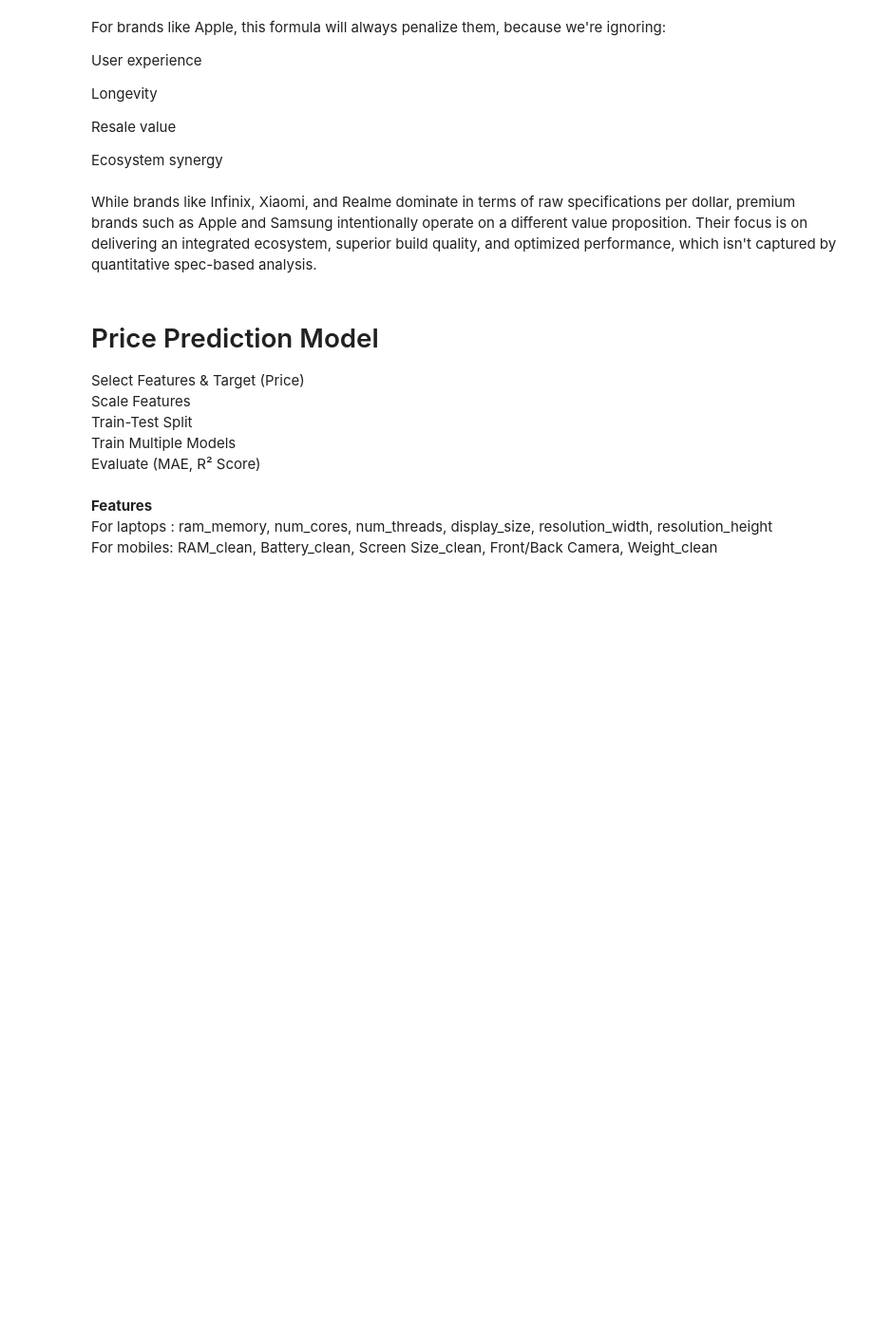
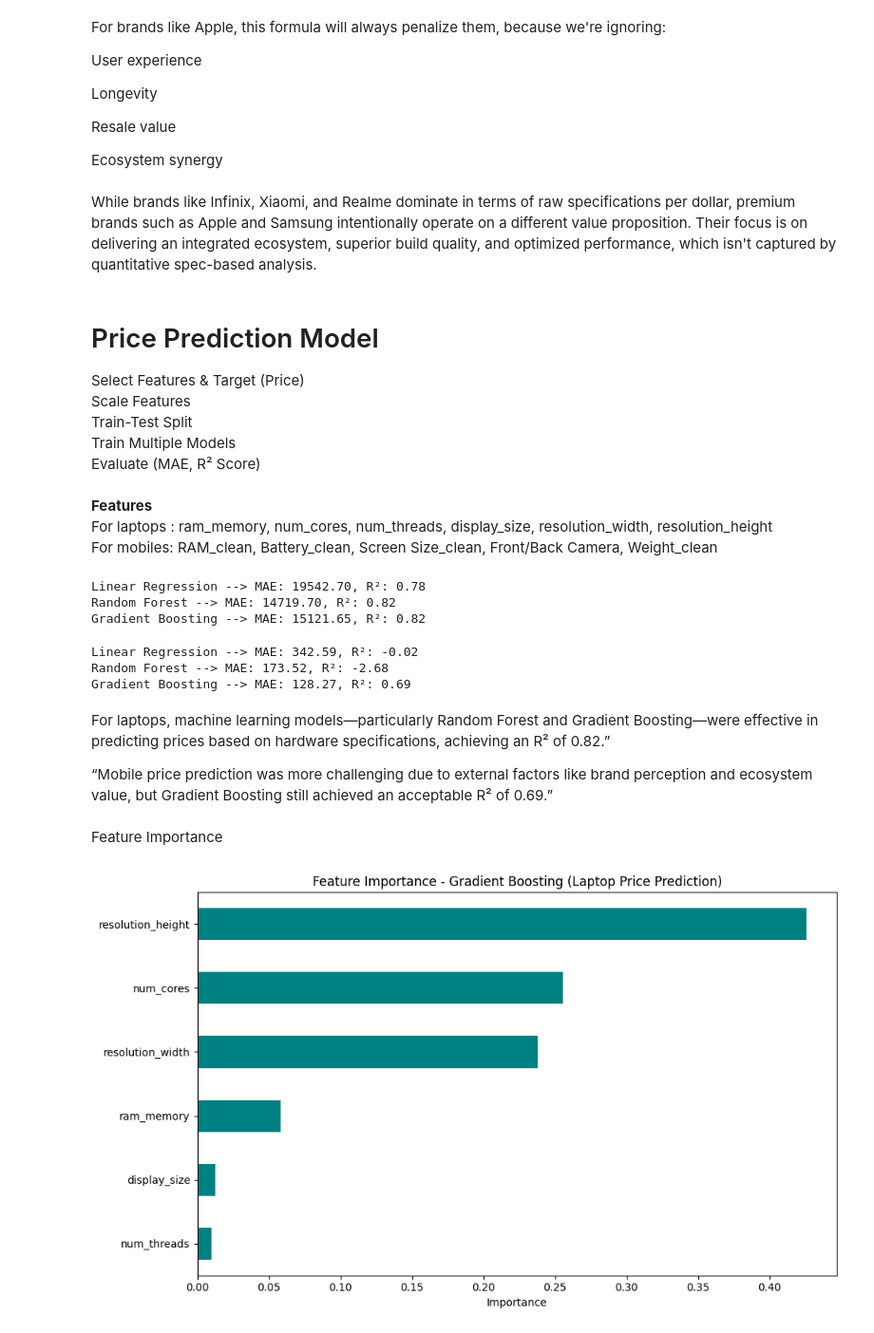
Before and after one commit to JiyaVe/Data-Scraping-and-Visualization, a Jupyter notebook: MTH443_Project.ipynb, the cells around one changed output. Shown at 95% size. Saved outputs shown, nothing was run; the diff lists cells and outputs as text; code cells hidden in the pictures; blank space fills up the shorter version.

```diff
--- a/MTH443_Project.ipynb
+++ b/MTH443_Project.ipynb
@@ -1788,15 +1788,15 @@ from sklearn.metrics import mean_absolute_error, r2_score
 from sklearn.preprocessing import StandardScaler
 
 # 1. Features & Target
-X = laptops_clean[['ram_memory', 'num_cores', 'num_threads', 'display_size', 'resolution_width', 'resolution_height']]
-y = laptops_clean['Price']
+X_laptop = laptops_clean[['ram_memory', 'num_cores', 'num_threads', 'display_size', 'resolution_width', 'resolution_height']]
+y_laptop = laptops_clean['Price']
 
 # 2. Scale Features
 scaler = StandardScaler()
-X_scaled = scaler.fit_transform(X)
+X_scaled = scaler.fit_transform(X_laptop)
 
 # 3. Train-Test Split
-X_train, X_test, y_train, y_test = train_test_split(X_scaled, y, test_size=0.2, random_state=42)
+X_train, X_test, y_train, y_test = train_test_split(X_scaled, y_laptop, test_size=0.2, random_state=42)
 
 # 4. Initialize Models
 models = {
@@ -1810,6 +1810,10 @@ for name, model in models.items():
     model.fit(X_train, y_train)
     preds = model.predict(X_test)
     print(f"{name} --> MAE: {mean_absolute_error(y_test, preds):.2f}, R²: {r2_score(y_test, preds):.2f}")
+# %% [output]
+Linear Regression --> MAE: 19542.70, R²: 0.78
+Random Forest --> MAE: 14719.70, R²: 0.82
+Gradient Boosting --> MAE: 15121.65, R²: 0.82
 # %%
 from sklearn.model_selection import train_test_split
 from sklearn.ensemble import RandomForestRegressor, GradientBoostingRegressor
@@ -1818,15 +1822,15 @@ from sklearn.metrics import mean_absolute_error, r2_score
 from sklearn.preprocessing import StandardScaler
 
 # 1. Features & Target
-X = mobiles[['RAM_clean', 'Battery_clean', 'Screen Size_clean', 'Front_Camera_clean', 'Back_Camera_clean', 'Weight_clean']]
-y = mobiles['Price_clean']
+X_mobile = mobiles[['RAM_clean', 'Battery_clean', 'Screen Size_clean', 'Front_Camera_clean', 'Back_Camera_clean', 'Weight_clean']]
+y_mobile = mobiles['Price_clean']
 
 # 2. Scale Features
 scaler = StandardScaler()
-X_scaled = scaler.fit_transform(X)
+X_scaled = scaler.fit_transform(X_mobile)
 
 # 3. Train-Test Split
-X_train, X_test, y_train, y_test = train_test_split(X_scaled, y, test_size=0.2, random_state=42)
+X_train, X_test, y_train, y_test = train_test_split(X_scaled, y_mobile, test_size=0.2, random_state=42)
 
 # 4. Initialize Models
 models = {
@@ -1840,3 +1844,32 @@ for name, model in models.items():
     model.fit(X_train, y_train)
     preds = model.predict(X_test)
     print(f"{name} --> MAE: {mean_absolute_error(y_test, preds):.2f}, R²: {r2_score(y_test, preds):.2f}")
+# %% [output]
+Linear Regression --> MAE: 342.59, R²: -0.02
+Random Forest --> MAE: 173.52, R²: -2.68
+Gradient Boosting --> MAE: 128.27, R²: 0.69
+# %% [markdown]
+For laptops, machine learning models—particularly Random Forest and Gradient Boosting—were effective in predicting prices based on hardware specifications, achieving an R² of 0.82.”
+
+“Mobile price prediction was more challenging due to external factors like brand perception and ecosystem value, but Gradient Boosting still achieved an acceptable R² of 0.69.”
+# %% [markdown]
+Feature Importance
+# %%
+import pandas as pd
+import matplotlib.pyplot as plt
+
+# Assuming you've already trained your Gradient Boosting model:
+gb_model = GradientBoostingRegressor(random_state=42)
+gb_model.fit(X_train, y_train)
+
+# Get feature importances
+feature_importance = pd.Series(gb_model.feature_importances_, index=X_laptop.columns)
+
+# Sort and plot
+feature_importance.sort_values(ascending=True).plot(kind='barh', figsize=(10,6), color='teal')
+plt.title('Feature Importance - Gradient Boosting (Laptop Price Prediction)')
+plt.xlabel('Importance')
+plt.tight_layout()
+plt.show()
+# %% [output]
+[figure, added]
```
Also changed, not shown: parts of 9 cells of this notebook.
